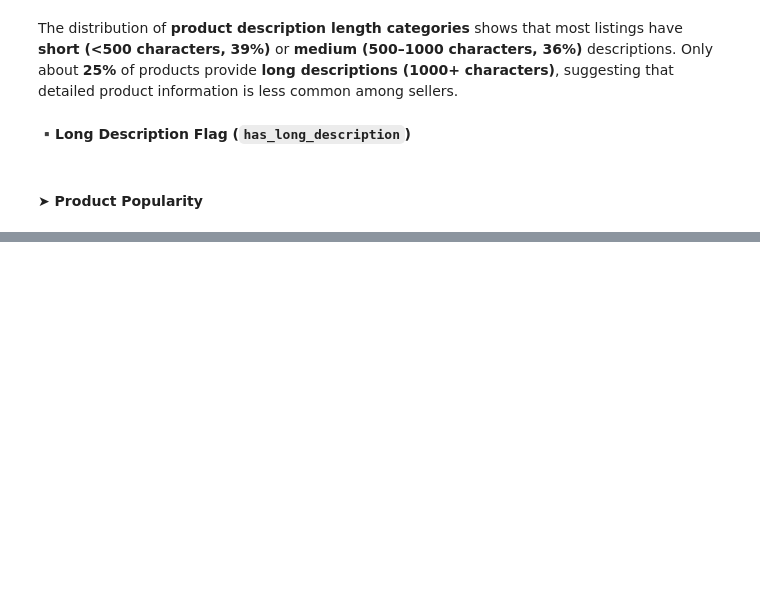
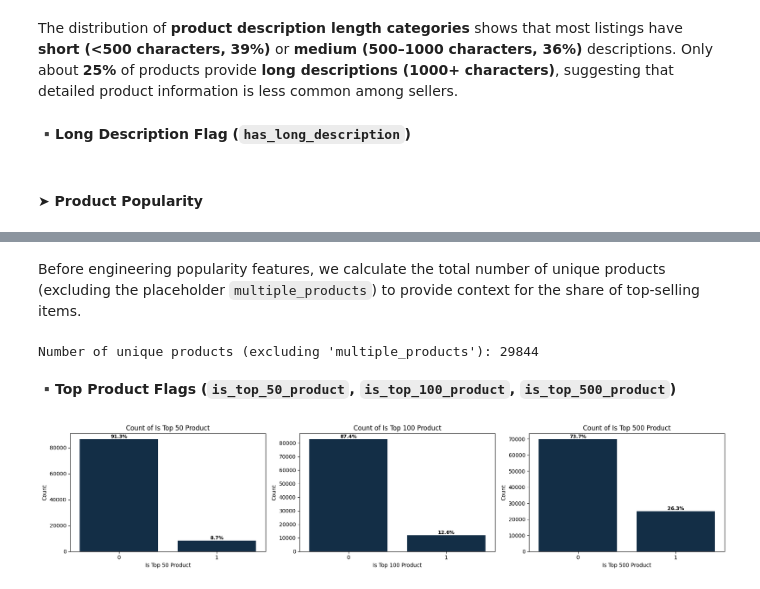
Before and after one commit to OlesyaEvseeva/customer-satisfaction-ecommerce, a Jupyter notebook: notebooks/02_data_integration_preprocessing.ipynb, the cells around one changed output, grey strips where cells are left out. Cells and saved outputs as stored; diff of their text form; code cells hidden in the pictures; blank space fills up the shorter version.

Commit message:
feat(notebook-2): create product popularity features (eg. is_top50_product, product_popularity)

```diff
--- a/notebooks/02_data_integration_preprocessing.ipynb
+++ b/notebooks/02_data_integration_preprocessing.ipynb
@@ -2057,0 +2068,36 @@ df_orders["has_long_description"] = (
+# %% [markdown]
+Before engineering popularity features, we calculate the total number of unique products (excluding the placeholder `multiple_products`) to provide context for the share of top-selling items.
+# %%
+# Exclude placeholder 'multiple_products'
+valid_products = df_orders[df_orders["product_id"] != "multiple_products"]
+
+# Count unique products excluding 'multiple_products'
+n_unique_products = valid_products["product_id"].nunique()
+print(f"Number of unique products (excluding 'multiple_products'): {n_unique_products}")
+# %% [output]
+Number of unique products (excluding 'multiple_products'): 29844
+# %% [markdown]
+**▪️Top Product Flags (`is_top_50_product`, `is_top_100_product`, `is_top_500_product`)**
+# %%
+# Get top products from valid entries only
+top_50_products = valid_products["product_id"].value_counts().head(50).index.tolist()
+top_100_products = valid_products["product_id"].value_counts().head(100).index.tolist()
+top_500_products = valid_products["product_id"].value_counts().head(500).index.tolist()
+
+# Create binary flags for top products
+df_orders["is_top_50_product"] = (
+    df_orders["product_id"].isin(top_50_products).astype(int)
+)
+df_orders["is_top_100_product"] = (
+    df_orders["product_id"].isin(top_100_products).astype(int)
+)
+df_orders["is_top_500_product"] = (
+    df_orders["product_id"].isin(top_500_products).astype(int)
+)
+
+# Plot value counts for top products binary flags
+u.plot_countplots_grid(
+    df_orders, ["is_top_50_product", "is_top_100_product", "is_top_500_product"]
+)
+# %% [output]
+[figure, added]
```
Also changed, not shown: parts of 6 cells of this notebook.
